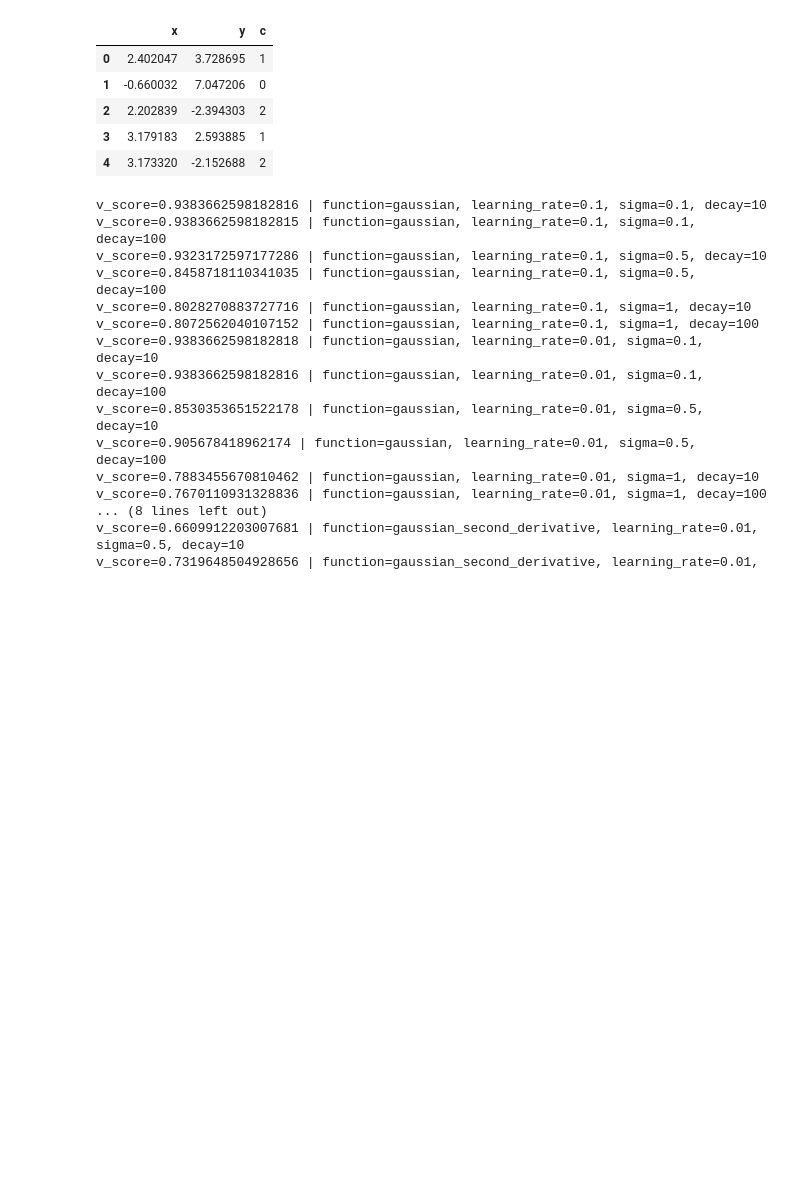
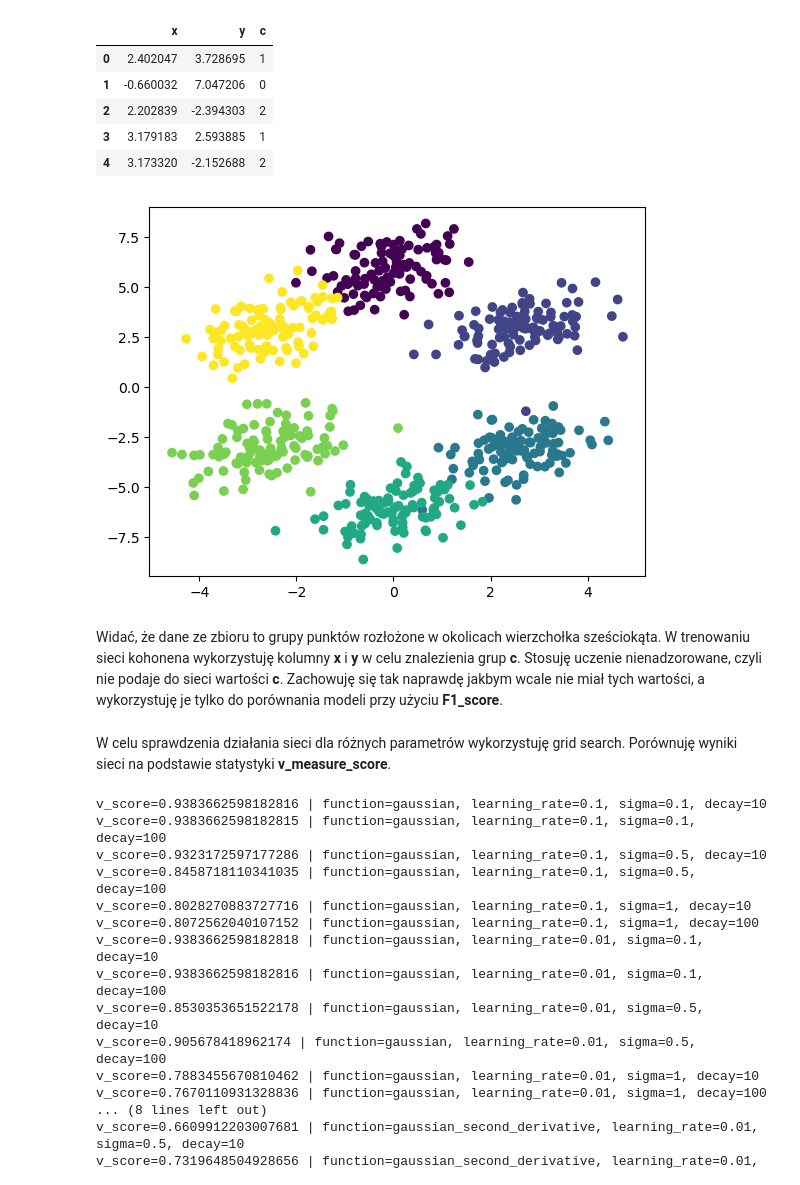
Before and after one commit to skowronskid/Computational-Analysis-Methods, a Jupyter notebook: SOM/som_experiments.ipynb, the cells around one changed output. Drawn from its saved outputs; the diff is of its cells as text; code cells hidden in the pictures; blank space fills up the shorter version.

```diff
--- a/SOM/som_experiments.ipynb
+++ b/SOM/som_experiments.ipynb
@@ -188,6 +194,15 @@ df.head()
 | 2 | 2.202839 | -2.394303 | 2 |
 | 3 | 3.179183 | 2.593885 | 1 |
 | 4 | 3.173320 | -2.152688 | 2 |
+# %%
+plt.scatter(df['x'],df['y'],c=df['c'])
+plt.show()
+# %% [output]
+[figure, added]
+# %% [markdown]
+Widać, że dane ze zbioru to grupy punktów rozłożone w okolicach wierzchołka sześciokąta. W trenowaniu sieci kohonena wykorzystuję kolumny **x** i **y** w celu znalezienia grup **c**. Stosuję uczenie nienadzorowane, czyli nie podaje do sieci wartości **c**. Zachowuję się tak naprawdę jakbym wcale nie miał tych wartości, a wykorzystuję je tylko do porównania modeli przy użyciu **F1_score**.
+# %% [markdown]
+W celu sprawdzenia działania sieci dla różnych parametrów wykorzystuję grid search. Porównuję wyniki sieci na podstawie statystyki **v_measure_score**.
 # %%
 neighborhood_functions = [gaussian,gaussian_second_derivative]
 learning_rates = [0.1,0.01]
```
Also changed, not shown: parts of 73 cells of this notebook.
